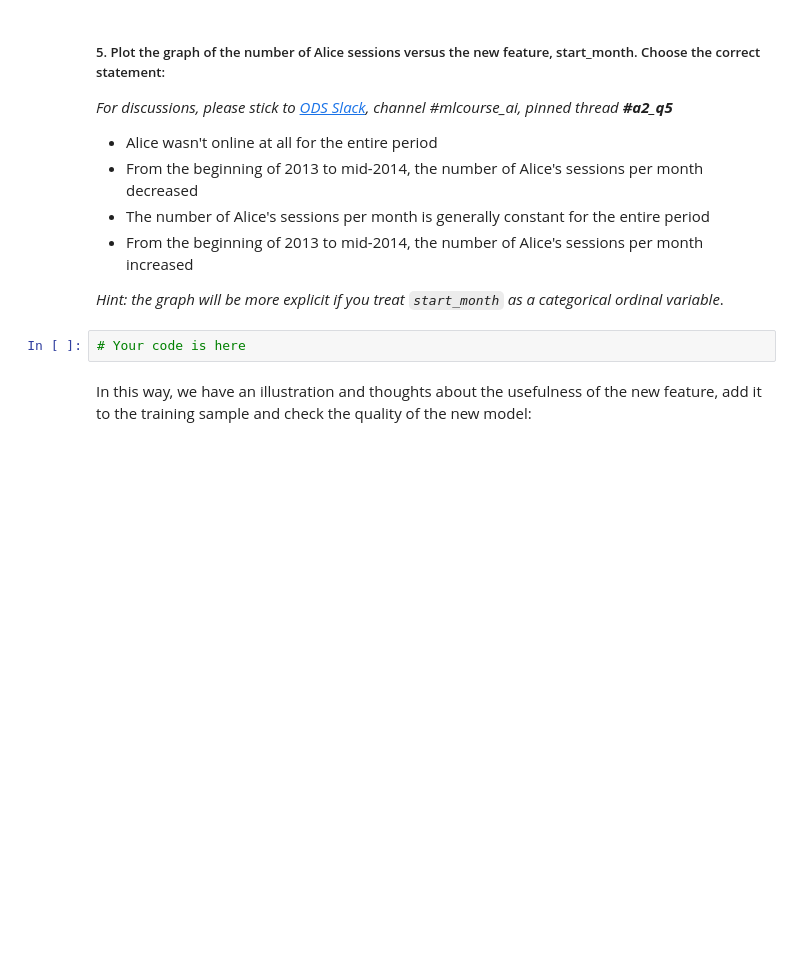
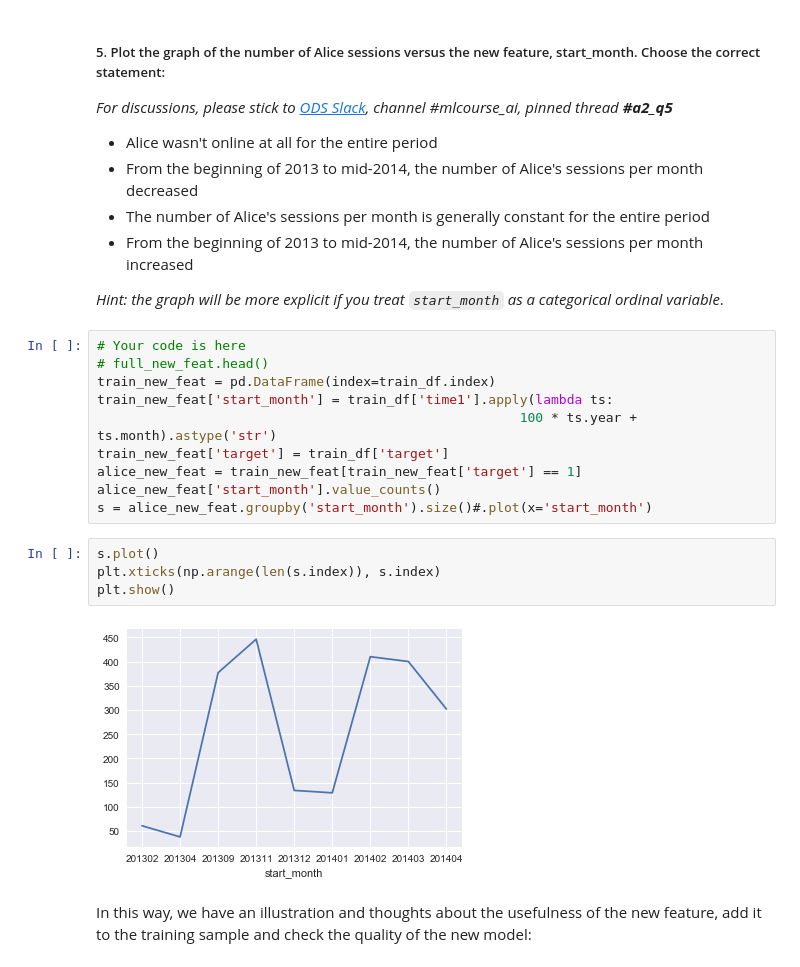
Before and after one commit to roundEgg/mlcourse.ai, a Jupyter notebook: jupyter_english/assignments_spring2019/assignment2_part1_alice_logistic_regression.ipynb, the cells around one changed output. Saved outputs shown, nothing was run; the diff lists cells and outputs as text; blank space fills up the shorter version.

```diff
--- a/jupyter_english/assignments_spring2019/assignment2_part1_alice_logistic_regression.ipynb
+++ b/jupyter_english/assignments_spring2019/assignment2_part1_alice_logistic_regression.ipynb
@@ -436,8 +466,22 @@ full_new_feat['start_month'] = full_df['time1'].apply(lambda ts:
 - From the beginning of 2013 to mid-2014, the number of Alice's sessions per month increased
 
 *Hint: the graph will be more explicit if you treat `start_month` as a categorical ordinal variable*.
-# %%
-# Your code is here
+# %%
+# Your code is here
+# full_new_feat.head()
+train_new_feat = pd.DataFrame(index=train_df.index)
+train_new_feat['start_month'] = train_df['time1'].apply(lambda ts:
+                                                      100 * ts.year + ts.month).astype('str')
+train_new_feat['target'] = train_df['target']
+alice_new_feat = train_new_feat[train_new_feat['target'] == 1]
+alice_new_feat['start_month'].value_counts()
+s = alice_new_feat.groupby('start_month').size()#.plot(x='start_month')
+# %%
+s.plot()
+plt.xticks(np.arange(len(s.index)), s.index)
+plt.show()
+# %% [output]
+[figure, added]
 # %% [markdown]
 In this way, we have an illustration and thoughts about the usefulness of the new feature, add it to the training sample and check the quality of the new model:
 # %%
```
Also changed, not shown: parts of 20 cells of this notebook, 3 other files.
